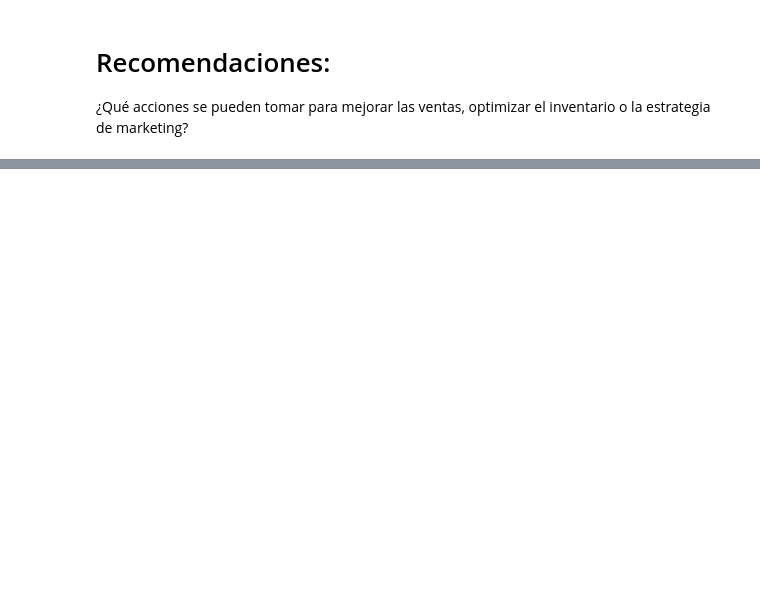
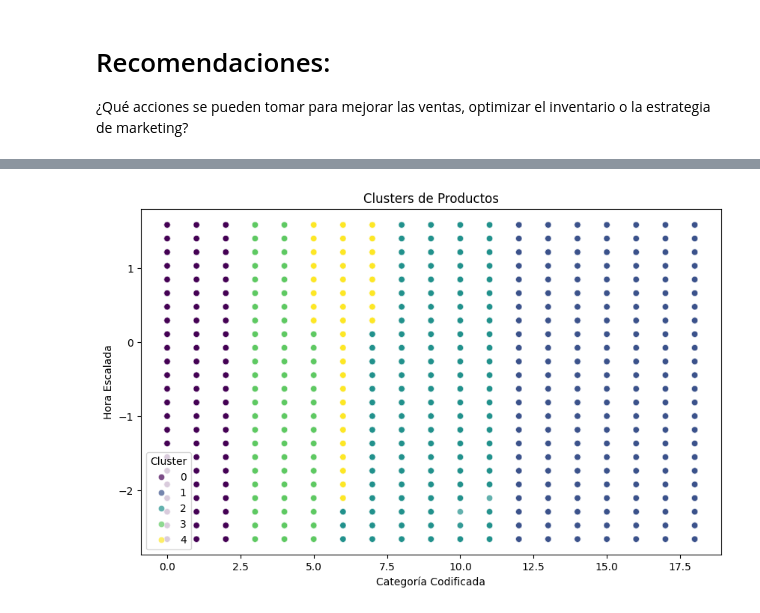
Before and after one commit to AlejoRam05/Bootcamp_Final_Project, a Jupyter notebook: salesData.ipynb, the cells around one changed output, grey strips where cells are left out. Saved outputs shown, nothing was run; the diff lists cells and outputs as text; code cells hidden in the pictures; blank space fills up the shorter version.

Commit message:
Implementacion de Cluster para poder clasificar las compras

```diff
--- a/salesData.ipynb
+++ b/salesData.ipynb
@@ -404,0 +534,2 @@ sales_copy.describe()
+# %%
+sales_copy.rename(columns={"Momento del Dia": "Momento_del_Dia"}, inplace=True)
@@ -404,0 +588,14 @@ sales_copy.describe()
+# %%
+# Codificar las categorías de productos
+encoder = LabelEncoder()
+sales_copy['categoria_codificada'] = encoder.fit_transform(sales_copy['Product'])
+
+scaler = StandardScaler()
+sales_copy['hour_scaled'] = scaler.fit_transform(sales_copy[['Hour']])
+# %%
+# Seleccionar las columnas que usamos para el clustering
+X = sales_copy[['categoria_codificada', 'hour_scaled']]
+
+# Aplicar k-Means para agrupar en 5 clusters
+kmeans = KMeans(n_clusters=5, random_state=42)
+sales_copy['cluster'] = kmeans.fit_predict(X)
@@ -404,0 +611,16 @@ sales_copy.describe()
+# %%
+
+# Crear el gráfico de dispersión
+plt.figure(figsize=(10, 6))
+sns.scatterplot(x=sales_copy['categoria_codificada'], y=sales_copy['hour_scaled'], hue=sales_copy['cluster'], palette='viridis', alpha=0.7)
+
+# Añadir etiquetas y título
+plt.xlabel('Categoría Codificada')
+plt.ylabel('Hora Escalada')
+plt.title('Clusters de Productos')
+
+# Mostrar la leyenda
+plt.legend(title='Cluster')
+plt.show()
+# %% [output]
+[figure, added]
```
Also changed, not shown: parts of 15 cells of this notebook.
